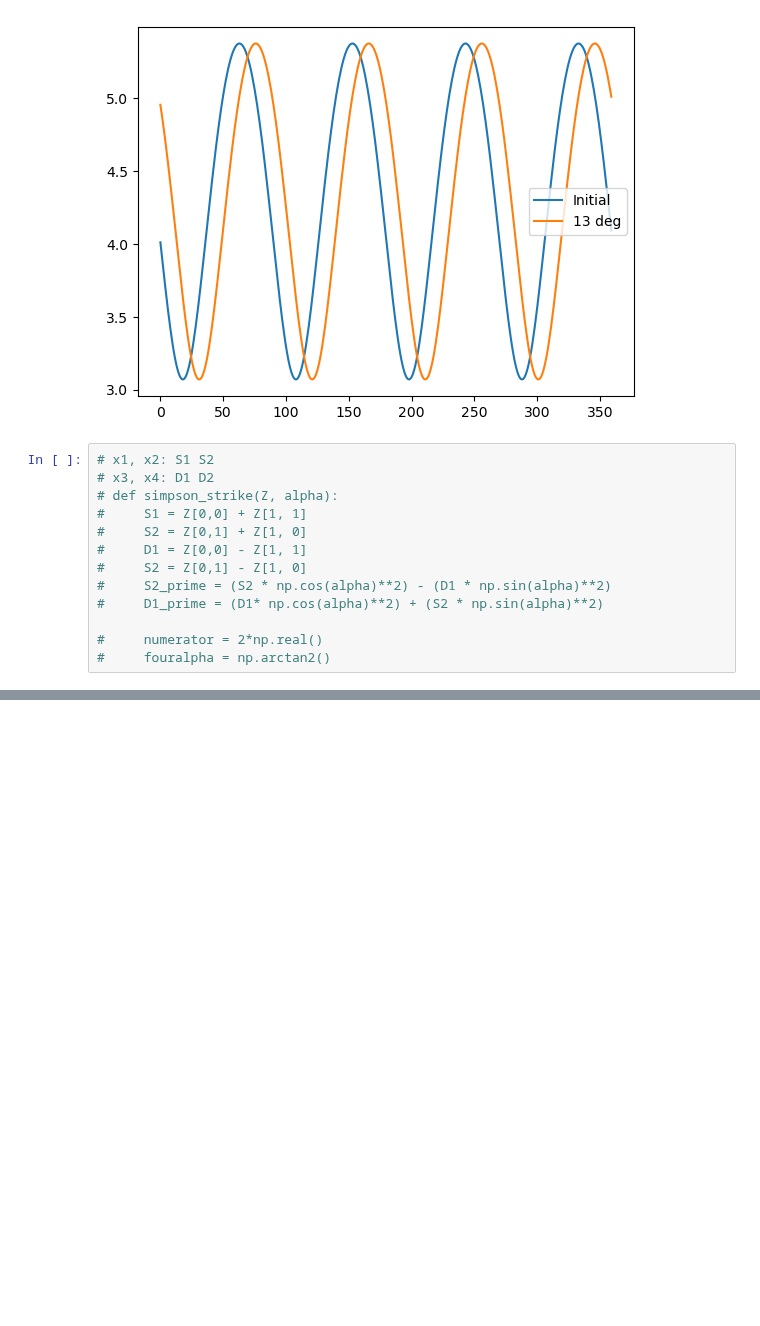
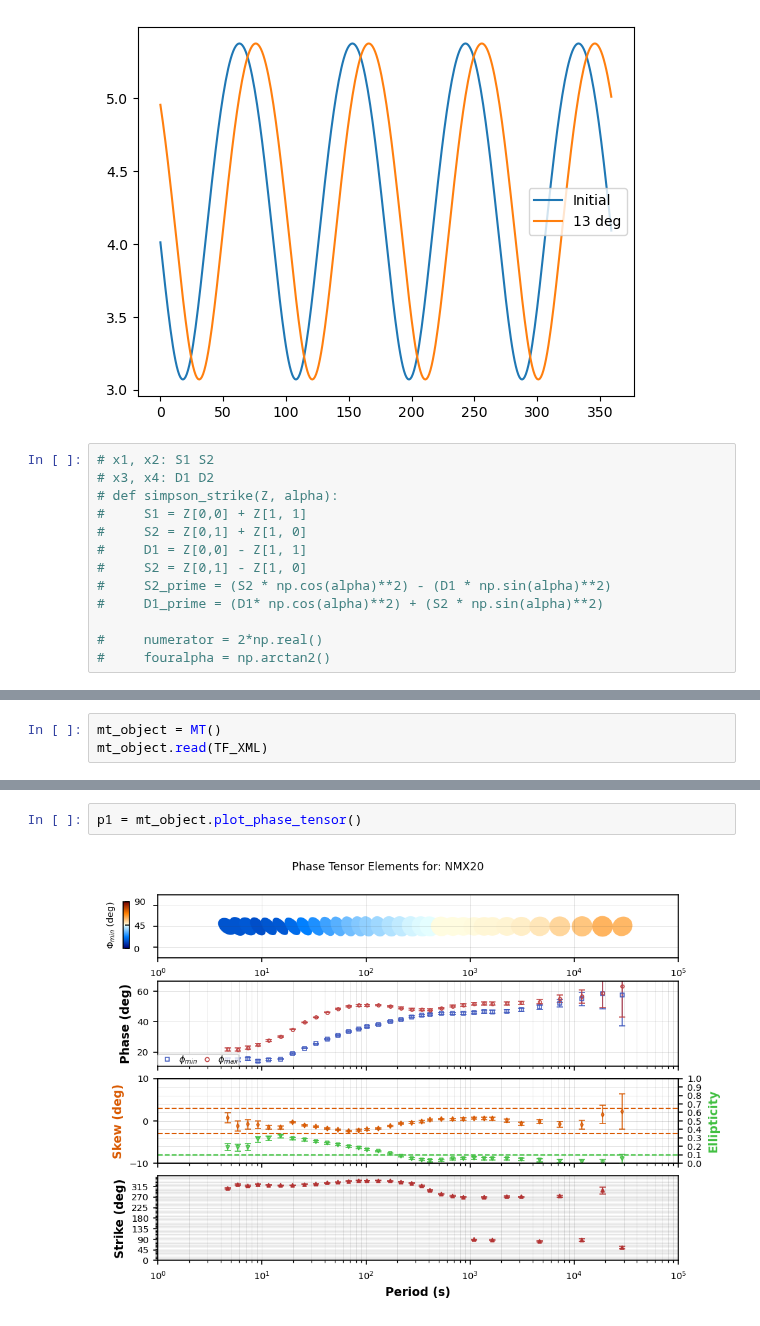
Before and after one commit to MTgeophysics/mtpy-v2, a Jupyter notebook: docs/source/notebooks/rotations_conventions.ipynb, the cells around one changed output, grey strips where cells are left out. Saved outputs shown, nothing was run; the diff lists cells and outputs as text; blank space fills up the shorter version.

```diff
--- a/docs/source/notebooks/rotations_conventions.ipynb
+++ b/docs/source/notebooks/rotations_conventions.ipynb
@@ -528,0 +550,3 @@ plt.legend()
+# %%
+mt_object = MT()
+mt_object.read(TF_XML)
@@ -528,0 +563,4 @@ plt.legend()
+# %%
+p1 = mt_object.plot_phase_tensor()
+# %% [output]
+[figure, added]
```
Also changed, not shown: parts of 21 cells of this notebook, 1 other file.
